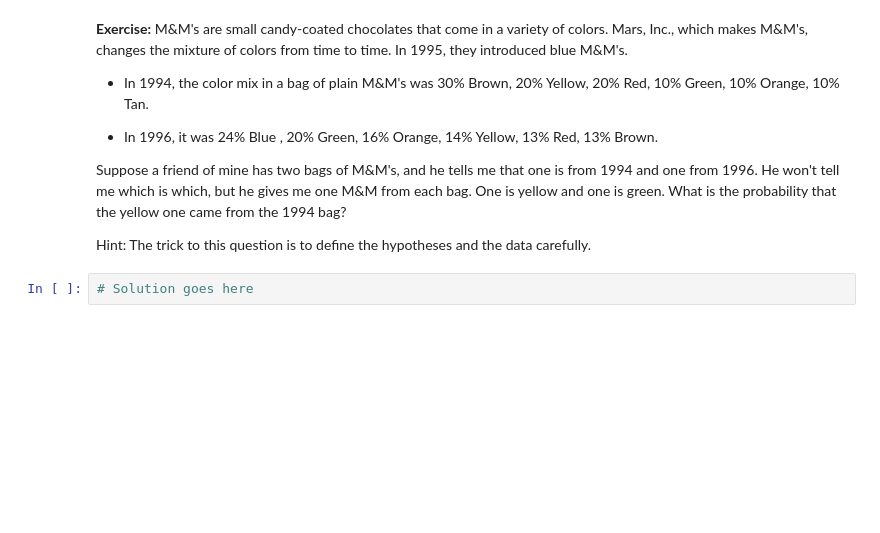
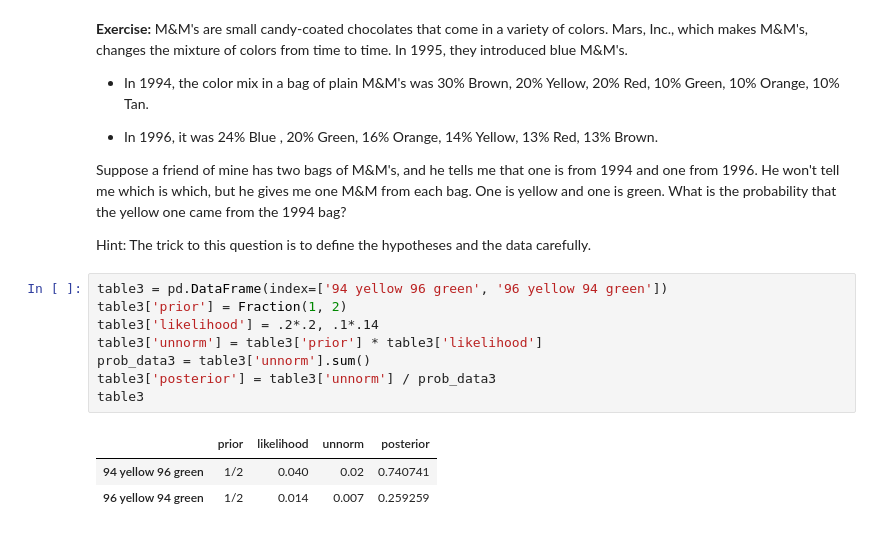
Before and after one commit to oslinin/Think-Bayes, a Jupyter notebook: chap01.ipynb, the cells around one changed output. Cells and saved outputs as stored; diff of their text form; blank space fills up the shorter version.

```diff
--- a/chap01.ipynb
+++ b/chap01.ipynb
@@ -388,5 +436,15 @@ one is green.  What is the probability that the yellow one came
 from the 1994 bag?
 
 Hint: The trick to this question is to define the hypotheses and the data carefully.
-# %%
-# Solution goes here
+# %%
+table3 = pd.DataFrame(index=['94 yellow 96 green', '96 yellow 94 green'])
+table3['prior'] = Fraction(1, 2)
+table3['likelihood'] = .2*.2, .1*.14
+table3['unnorm'] = table3['prior'] * table3['likelihood']
+prob_data3 = table3['unnorm'].sum()
+table3['posterior'] = table3['unnorm'] / prob_data3
+table3
+# %% [output]
+|  | prior | likelihood | unnorm | posterior |
+| 94 yellow 96 green | 1/2 | 0.040 | 0.02 | 0.740741 |
+| 96 yellow 94 green | 1/2 | 0.014 | 0.007 | 0.259259 |
```
Also changed, not shown: parts of 10 cells of this notebook.
